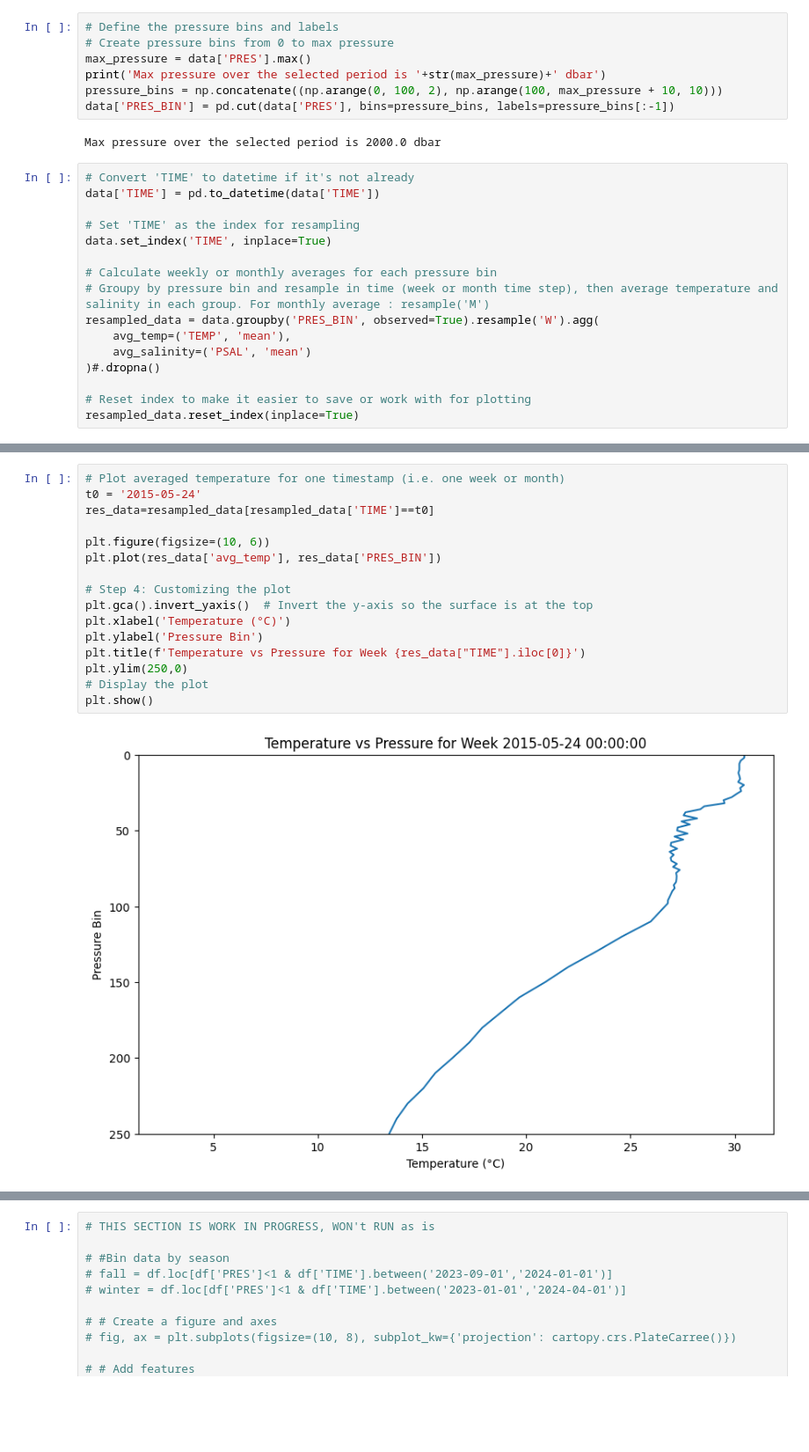
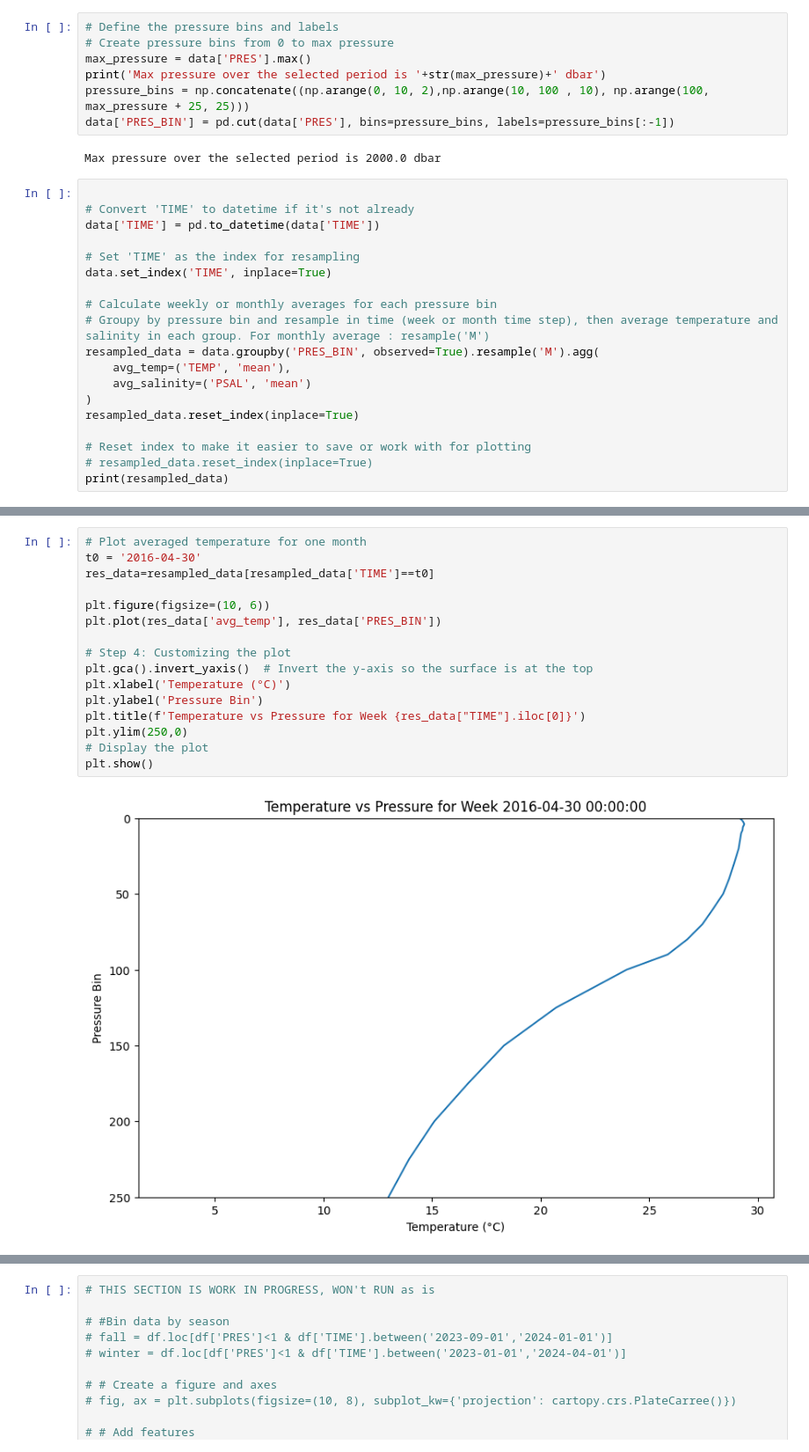
Before and after one commit to gabegekas/sioc210_data_project, a Jupyter notebook: scripts/test_lucie.ipynb, the cells around one changed output, grey strips where cells are left out. Shown: that part at 88% size. Drawn from its saved outputs; the diff is of its cells as text; blank space fills up the shorter version.

Commit message:
monthly binning script run over 10 years of small area data (87-92E x 15-20N)

```diff
--- a/scripts/test_lucie.ipynb
+++ b/scripts/test_lucie.ipynb
@@ -57,11 +57,12 @@ Name: count, dtype: int64
 # Create pressure bins from 0 to max pressure
 max_pressure = data['PRES'].max()
 print('Max pressure over the selected period is '+str(max_pressure)+' dbar')
-pressure_bins = np.concatenate((np.arange(0, 100, 2), np.arange(100, max_pressure + 10, 10)))
+pressure_bins = np.concatenate((np.arange(0, 10, 2),np.arange(10, 100 , 10), np.arange(100, max_pressure + 25, 25)))
 data['PRES_BIN'] = pd.cut(data['PRES'], bins=pressure_bins, labels=pressure_bins[:-1])
 # %% [output]
 Max pressure over the selected period is 2000.0 dbar
 # %%
+
 # Convert 'TIME' to datetime if it's not already
 data['TIME'] = pd.to_datetime(data['TIME'])
 
@@ -70,10 +71,12 @@ data.set_index('TIME', inplace=True)
 
 # Calculate weekly or monthly averages for each pressure bin
 # Groupy by pressure bin and resample in time (week or month time step), then average temperature and salinity in each group. For monthly average : resample('M')
-resampled_data = data.groupby('PRES_BIN', observed=True).resample('W').agg(
+resampled_data = data.groupby('PRES_BIN', observed=True).resample('M').agg(
     avg_temp=('TEMP', 'mean'),
     avg_salinity=('PSAL', 'mean')
-)#.dropna()
+)
+resampled_data.reset_index(inplace=True)
 
 # Reset index to make it easier to save or work with for plotting
-resampled_data.reset_index(inplace=True)
+# resampled_data.reset_index(inplace=True)
+print(resampled_data)
@@ -80,21 +98,21 @@ resampled_data.reset_index(inplace=True)
 # %%
-# Plot averaged temperature for one timestamp (i.e. one week or month)
-t0 = '2015-05-24'
+# Plot averaged temperature for one month
+t0 = '2016-04-30'
 res_data=resampled_data[resampled_data['TIME']==t0]
 
 plt.figure(figsize=(10, 6))
 plt.plot(res_data['avg_temp'], res_data['PRES_BIN'])
 
 # Step 4: Customizing the plot
 plt.gca().invert_yaxis()  # Invert the y-axis so the surface is at the top
 plt.xlabel('Temperature (°C)')
 plt.ylabel('Pressure Bin')
 plt.title(f'Temperature vs Pressure for Week {res_data["TIME"].iloc[0]}')
 plt.ylim(250,0)
 # Display the plot
 plt.show()
 # %% [output]
-[figure, old version]
+[figure, new version]
 # %%
 # Plot hovmoller diagram of weekly averaged temperature over the pressure bins
 # Pivot the data to have TIME on the columns and PRES_BIN on the rows
```
Also changed, not shown: parts of 4 cells of this notebook, 1 other file.
